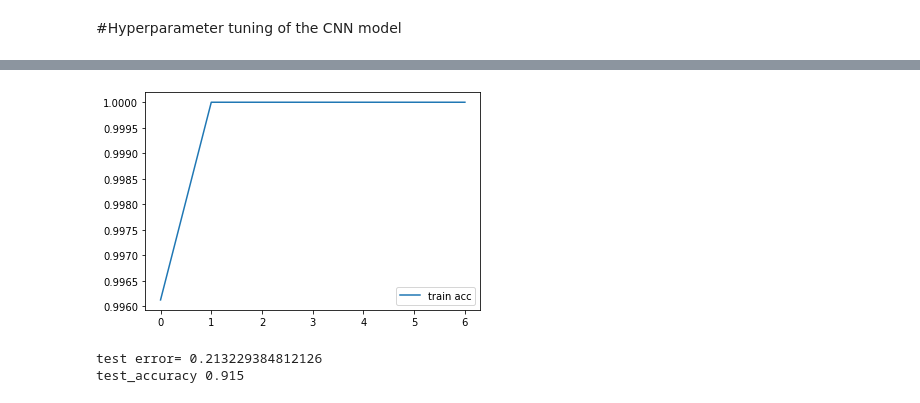
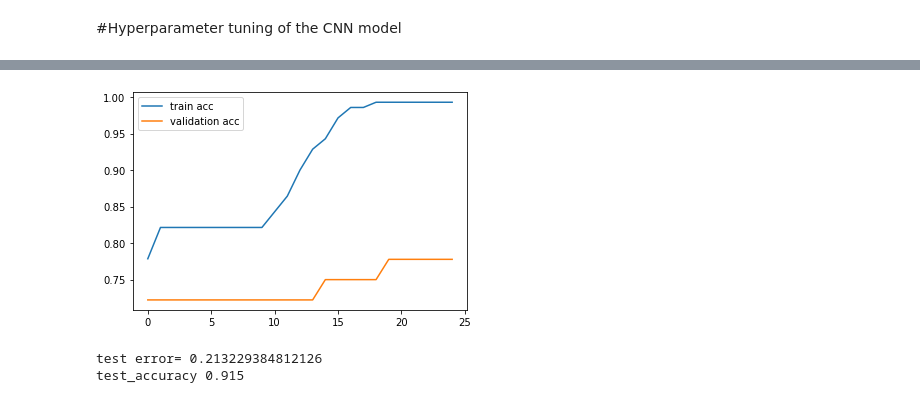
Before and after one commit to ece1786-2022/PyOverflow, a Jupyter notebook: CNN_baseline.ipynb, the cells around one changed output, grey strips where cells are left out. Drawn from its saved outputs; the diff is of its cells as text; code cells hidden in the pictures.

Commit message:
updated baseline and dataset

```diff
--- a/CNN_baseline.ipynb
+++ b/CNN_baseline.ipynb
@@ -13,5 +13,5 @@ from sklearn.model_selection import train_test_split
 import csv
 import matplotlib.pyplot as plt
 # %%
-data_path = "Data/Training/built-in-exceptions.csv"
+data_path = "Data/Training/combined.csv"
 df = pd.read_csv(data_path)
@@ -38,0 +34,3 @@ for sent in df['content'][0]:
+# %%
+# Split the data into train and test
+train, val = train_test_split(df, test_size=0.2, random_state=42)
@@ -139,7 +146,8 @@ class CNNModel(torch.nn.Module): # CNN model
         self.maxpool= torch.nn.MaxPool2d((1,500),ceil_mode=True)
         #self.maxpool2= torch.nn.MaxPool1d()
         self.dropout = torch.nn.Dropout(0.25)
-        self.out= torch.nn.Linear(n1+n2,1)
+        self.out1= torch.nn.Linear(n1+n2,50)
+        self.out2= torch.nn.Linear(50,1)
         #TO DO
 
         # prediction function takes embedding as input, and predicts which word in vocabulary as output
@@ -170,7 +178,8 @@ class CNNModel(torch.nn.Module): # CNN model
         #print(max2.size())
         #drop=self.dropout(torch.cat((max1,max2)).squeeze())
         #output=self.out(drop)
-        output=self.out(torch.cat((max1,max2)).squeeze())
+        output=self.out1(torch.cat((max1,max2)).squeeze())
+        output=self.out2(output)
         return output
 # %% [markdown]
 #Test Model On Overfit dataset
@@ -287,7 +297,7 @@ val_losses=[]
 train_acc_arr=[]
 val_acc_arr=[]
 # %%
-for epoch in range(12):  # loop over the dataset multiple times
+for epoch in range(25):  # loop over the dataset multiple times
 
     train_loss = 0.0
     val_loss=0
@@ -321,24 +331,24 @@ for epoch in range(12):  # loop over the dataset multiple times
     print('train_acc',train_acc)
 
 
-    #model1.eval()
-    #for inputs, labels in validation_dataloader:
+    model1.eval()
+    for inputs, labels in validation_dataloader:
 
-      #pred=model1(inputs.flatten())
-      #loss = loss_func(pred, labels.float())
-      #val_loss+= loss.item()
-      #val_acc+=torch.sum(((pred>0)== labels)[:].int()).item()
-    #val_loss=val_loss/len(val_dataset)
-    #val_losses.append(val_loss)
-    #print('validation error=',val_loss)
-    #val_acc=val_acc/len(val_dataset)
-    #val_acc_arr.append(val_acc)
-    #print('val_acc for epoch',val_acc)
+      pred=model1(inputs.flatten())
+      loss = loss_func(pred, labels.float())
+      val_loss+= loss.item()
+      val_acc+=torch.sum(((pred>0)== labels)[:].int()).item()
+    val_loss=val_loss/len(val_dataset)
+    val_losses.append(val_loss)
+    print('validation error=',val_loss)
+    val_acc=val_acc/len(val_dataset)
+    val_acc_arr.append(val_acc)
+    print('val_acc for epoch',val_acc)
 
 
 print('Finished Training')
 plt.plot(train_losses, label='train loss')
-#plt.plot(val_losses, label='validation loss')
+plt.plot(val_losses, label='validation loss')
 plt.legend()
 plt.show()
 # %% [output]
@@ -363,10 +373,10 @@ KeyboardInterrupt:
 # %%
 plt.plot(train_acc_arr, label='train acc')
-#plt.plot(val_acc_arr, label='validation acc')
+plt.plot(val_acc_arr, label='validation acc')
 plt.legend()
 plt.show()
 # %% [output]
-[figure, old version]
+[figure, new version]
 # %%
 test_loss=0
 test_acc=0
```
Also changed, not shown: parts of 7 cells of this notebook, 2 other files.
